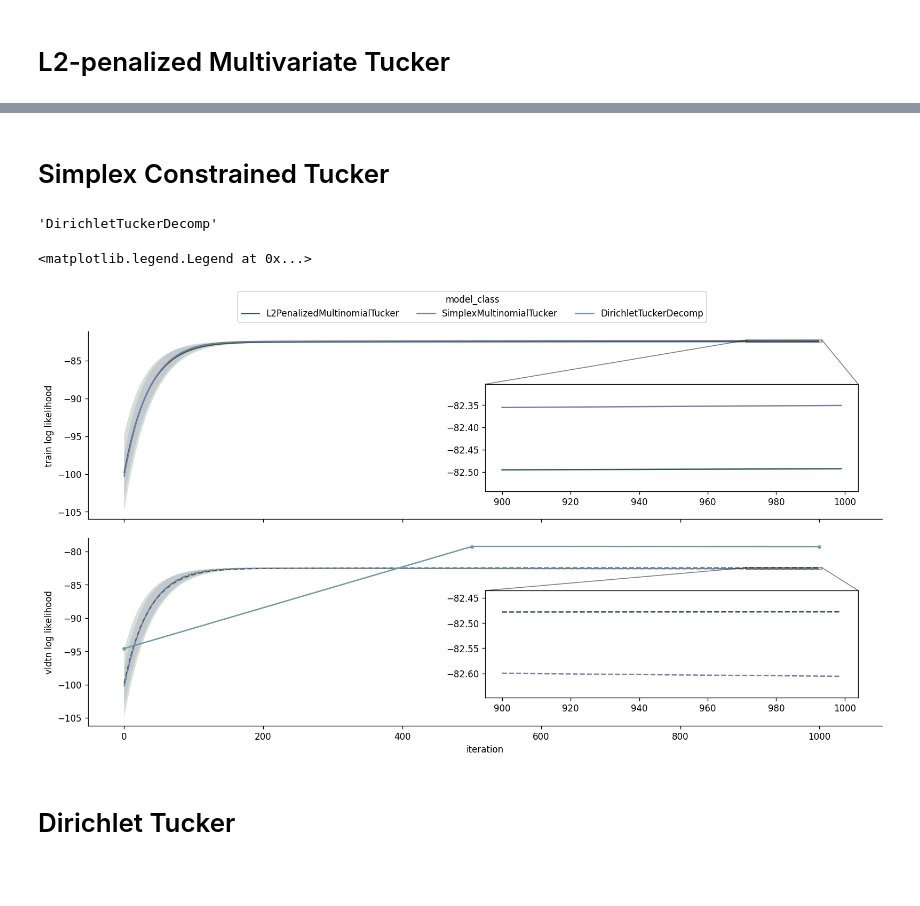
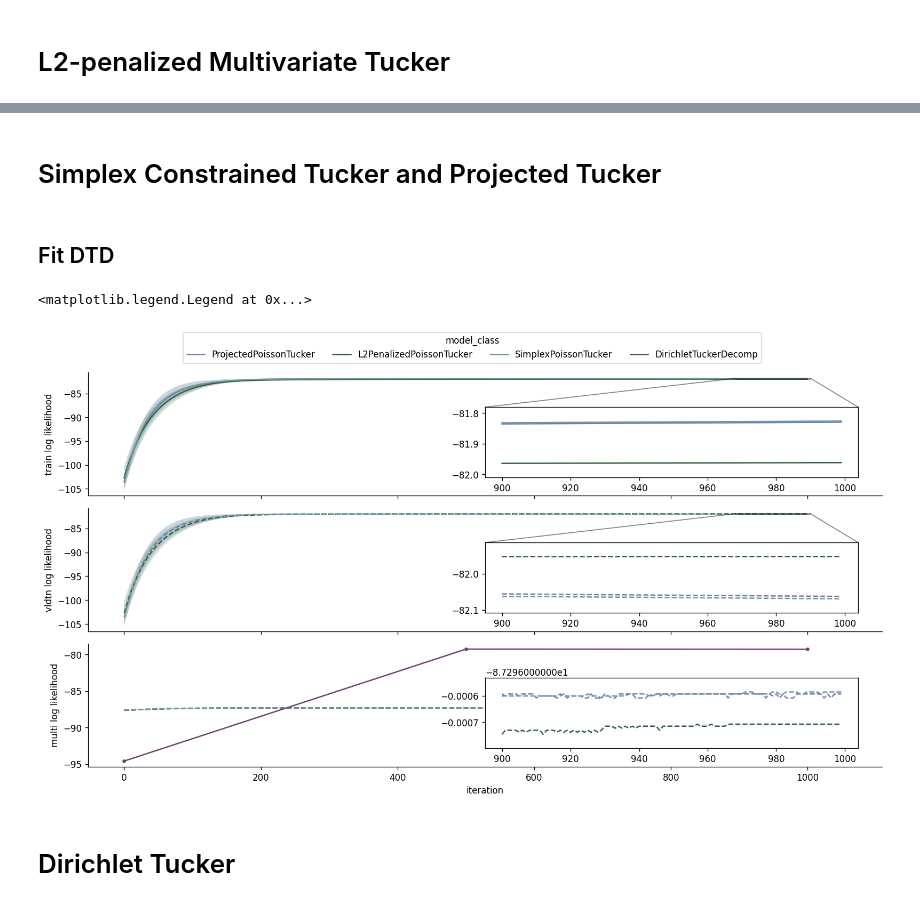
Before and after one commit to lindermanlab/dirichlet-tucker, a Jupyter notebook: analysis/model_comparison.ipynb, the cells around one changed output, grey strips where cells are left out. Drawn from its saved outputs; the diff is of its cells as text; code cells hidden in the pictures; blank space fills up the shorter version.

Commit message:
recompute poisson tucker with multinomial ll

```diff
--- a/analysis/model_comparison.ipynb
+++ b/analysis/model_comparison.ipynb
@@ -206,13 +282,15 @@ sns.despine(ax=ax)
 # %% [markdown]
-# Simplex Constrained Tucker
+# Simplex Constrained Tucker and Projected Tucker
 # %%
 model_klasses = [
-    SimplexMultinomialTucker,
-    L2PenalizedMultinomialTucker,
+    ProjectedPoissonTucker,
+    L2PenalizedPoissonTucker,
+    SimplexPoissonTucker,
 ]
 
 model_color_palette = [
-    (0.18653861642264968, 0.3669177984726364, 0.2326906286124265), # forest green
     (0.4740506835842468, 0.4841158085995784, 0.6737939274369329), # lavender
+    (0.3091356338933916, 0.547262253041699, 0.3570574869357938), # green# (0.18653861642264968, 0.3669177984726364, 0.2326906286124265), # forest green
     (0.4169601093967653, 0.5972734482832117, 0.6503651312175652), # slate blue,
+    (0.43082755198027817, 0.24984535814964698, 0.44393960899639856), # magenta
 ]
@@ -224,3 +297,10 @@ model_results_dict = {
+# %%
+from copy import deepcopy
+model_results_dict = {
+    'ProjectedPoissonTucker': {},
+    'L2PenalizedPoissonTucker': deepcopy(l2_model_results_dict[25]),
+    'SimplexPoissonTucker': {},
+}
 # %%
 # Initialize model and optimizer
 optimizer = optax.adam(1e-2)
@@ -258,16 +338,14 @@ model_results_dict[model_klass.__name__] = dict(
-# %%
-DirichletTuckerDecomp.__name__
-# %% [output]
-'DirichletTuckerDecomp'
+# %% [markdown]
+## Fit DTD
 # %%
 model_results_dict['DirichletTuckerDecomp'] = {}
 # %%
-fig, axs = plt.subplots(nrows=2, sharex='col', gridspec_kw={'hspace':0.1},
+fig, axs = plt.subplots(nrows=3, sharex='col', gridspec_kw={'hspace':0.1},
                         figsize=(16,8), dpi=120)
 
 inset_idxs = jnp.arange(n_iters-100, n_iters)
 
-for i_row, (ll_type, ls) in enumerate([('train_ll', '-'), ('vldtn_ll', '--')]):
+for i_row, (ll_type, ls) in enumerate([('train_ll', '-'), ('vldtn_ll', '--'), ('multi_ll', '--')]):
     ax_main = axs[i_row]
     ax_inset = ax_main.inset_axes([0.5, 0.15, 0.47, 0.57],)
 
@@ -279,9 +357,6 @@ for i_row, (ll_type, ls) in enumerate([('train_ll', '-'), ('vldtn_ll', '--')]):
         if model_name == 'DirichletTuckerDecomp':
             continue
         # ======================================================================
-
-        train_lls = model_results['train_ll']
-        vldtn_lls = model_results['vldtn_ll']
 
         c_model = model_color_palette[i_model]
 
@@ -307,34 +382,34 @@ for i_row, (ll_type, ls) in enumerate([('train_ll', '-'), ('vldtn_ll', '--')]):
     # Indicate inset
     ax_main.indicate_inset_zoom(ax_inset, edgecolor='black')
 
     ax_main.set_ylabel(f"{ll_type.split('_')[0]} log likelihood")
     sns.despine(ax=ax_main)
 
 # =============================================================================
 # HACK
 # -----------------------------------------------------------------------------
 dtd_vldtn_lls = onp.array([-94.57932, -79.257965, -79.28222])
 dtd_vldtn_iters = onp.array([0, 500, 1000])
 
 axs[-1].plot(dtd_vldtn_iters, dtd_vldtn_lls, marker='.', color=model_color_palette[-1])
 
 # =============================================================================
 
 axs[-1].set_xlabel('iteration')
 # Add legend
 handles = [
     mpl.lines.Line2D([0],[0], c=model_color_palette[i_weight], label=f'{weight}')
     for i_weight, weight in enumerate(model_results_dict.keys())
 ]
 
 fig.legend(handles=handles, loc='lower center', bbox_to_anchor=[0.5, 0.89],
            ncol=len(handles), title='model_class')
 
 
 # fig.suptitle(f'{model_klass.__name__}', fontsize='x-large')
 # %% [output]
 <matplotlib.legend.Legend at 0x...>
-[figure, old version]
+[figure, new version]
 # %% [markdown]
 # Dirichlet Tucker
 # %%
```
Also changed, not shown: parts of 13 cells of this notebook.
